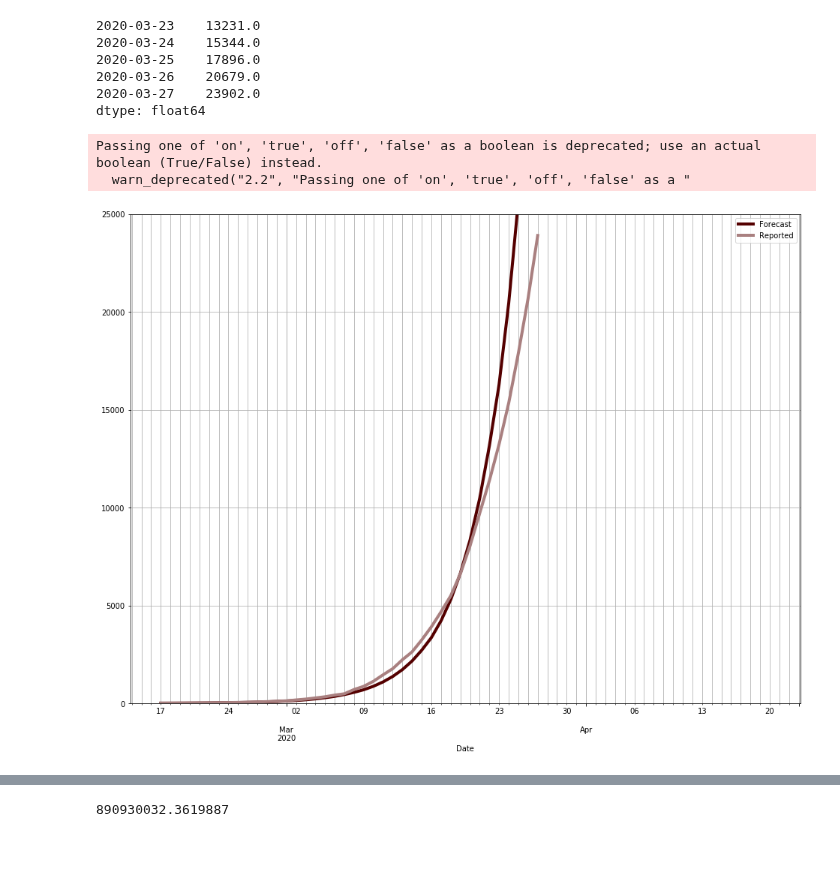
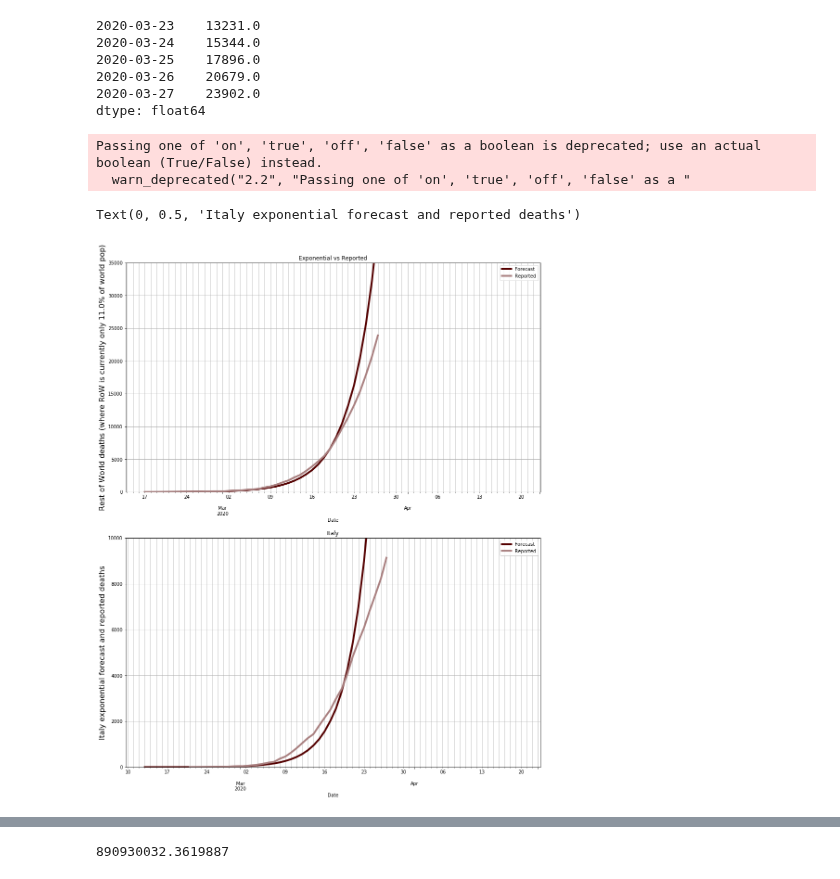
Before and after one commit to djhume/COVID-19, a Jupyter notebook: COVID-19.ipynb, the cells around one changed output, grey strips where cells are left out. Saved outputs shown, nothing was run; the diff lists cells and outputs as text; code cells hidden in the pictures; blank space fills up the shorter version.

```diff
--- a/COVID-19.ipynb
+++ b/COVID-19.ipynb
@@ -283,13 +302,23 @@ RoW_D.tail()
 2020-03-26    20679.0
 2020-03-27    23902.0
 dtype: float64
-# %%
-fig = plt.figure(1, figsize=[16,12])
-ax = fig.add_subplot(111)
-fit_exp(RoW_D, start_date=datetime(2020,2,17)).plot(ax=ax, lw=4)
-ax.set_ylim([0, 25000])
-grid('on', which='both')
-# %% [output]
-Passing one of 'on', 'true', 'off', 'false' as a boolean is deprecated; use an actual boolean (True/False) instead.
-  warn_deprecated("2.2", "Passing one of 'on', 'true', 'off', 'false' as a "
-[figure, removed]
+# %%
+fig = plt.figure(1, figsize=[16,20])
+ax = fig.add_subplot(211)
+fit_exp(RoW_D, start_date=datetime(2020,2,17)).plot(ax=ax, lw=4)
+ax.set_ylim([0, 35000])
+ax.set_title('Exponential vs Reported')
+grid('on', which='both')
+ax.set_ylabel('Rest of World deaths (where RoW is currently only ' + str(pop_pc.round()) + '% of world pop)', fontsize=16)
+
+ax2 = fig.add_subplot(212)
+ax2.set_title('Italy')
+fit_exp(RoW_D2['Italy'], start_date=datetime(2020,2,13)).plot(ax=ax2, lw=4)
+ax2.set_ylim([0, 10000])
+ax2.grid('on', which='both')
+ax2.set_ylabel('Italy exponential forecast and reported deaths', fontsize=16)
+# %% [output]
+Passing one of 'on', 'true', 'off', 'false' as a boolean is deprecated; use an actual boolean (True/False) instead.
+  warn_deprecated("2.2", "Passing one of 'on', 'true', 'off', 'false' as a "
+Text(0, 0.5, 'Italy exponential forecast and reported deaths')
+[figure, added]
```
Also changed, not shown: parts of 19 cells of this notebook.
